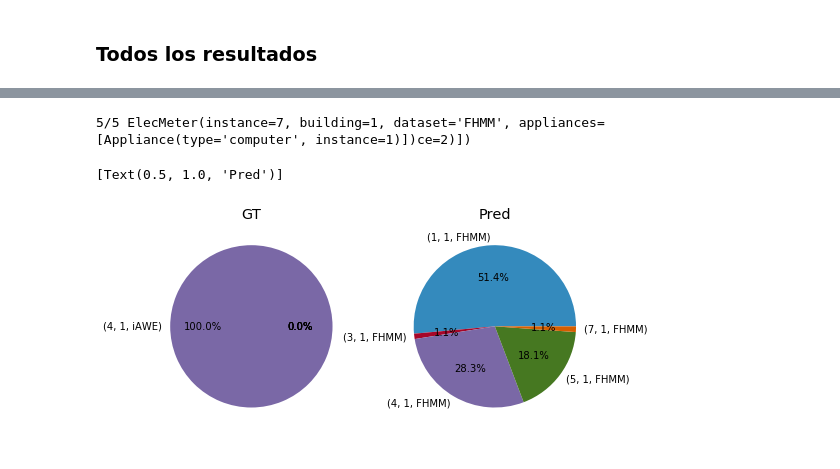
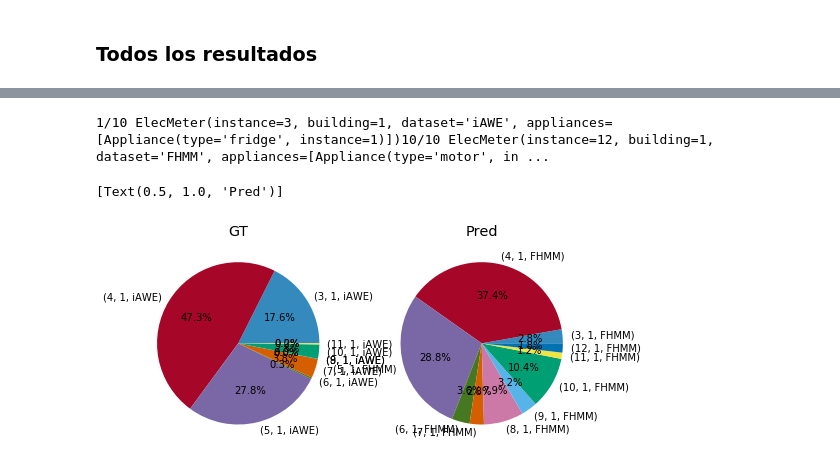
Before and after one commit to crn565/NILMTK_ozm_vs_iawe, a Jupyter notebook: 7.- DESAGREGACION.ipynb, the cells around one changed output, grey strips where cells are left out. Drawn from its saved outputs; the diff is of its cells as text; code cells hidden in the pictures.

```diff
--- a/7.- DESAGREGACION.ipynb
+++ b/7.- DESAGREGACION.ipynb
@@ -23,13 +23,17 @@ colors=['tab:blue','tab:orange','tab:green','tab:olive','tab:purple','tab:cyan',
 ## Set de Pruebas
 # %%
 test =DataSet('iawe.h5')
-test.set_window(start="2013-09-17 05:30:00", end="2013-09-18 08:40:00")
+
+test.set_window(start="2013-08-01 05:30:00", end="2013-09-18 05:30:00")
+
+
+#test.set_window(start="2013-09-17 05:30:00", end="2013-09-18 08:40:00")
 
 
 
-test_elec1 = test.buildings[1].elec
+test_elec = test.buildings[1].elec
 
-test_elec = test_elec1.select(instance=[1,2,3,4,5,6,7,8,9,10,11,12])
+#test_elec = test_elec.select(instance=[2,3,4,5,6,7,8,9,10,11,12])
 
 
 
@@ -253,13 +217,13 @@ plt.savefig('./data/images/6.2_Plot_results_1.1.svg', bbox_inches='tight', trans
 # %%
 rcParams['figure.figsize'] = (8, 5)
 fig, (ax1, ax2) = plt.subplots(1, 2)
-test_elec.select(instance=[1,3,4,5,7]).fraction_per_meter().plot(ax=ax1, autopct=lambda p:'{:.1f}%'.format(p), kind='pie')
-results_elec.select(instance=[1,3,4,5,7]).fraction_per_meter().plot(ax=ax2, autopct=lambda p:'{:.1f}%'.format(p), kind='pie')
+test_elec.select(instance=[3,4,5,6,7,8,9,10,11,12]).fraction_per_meter().plot(ax=ax1, autopct=lambda p:'{:.1f}%'.format(p), kind='pie')
+results_elec.select(instance=[3,4,5,6,7,8,9,10,11,12]).fraction_per_meter().plot(ax=ax2, autopct=lambda p:'{:.1f}%'.format(p), kind='pie')
 ax1.set(ylabel="")
 ax1.set(title='GT')
 ax2.set(ylabel="")
 ax2.set(title='Pred')
 # %% [output]
-5/5 ElecMeter(instance=7, building=1, dataset='FHMM', appliances=[Appliance(type='computer', instance=1)])ce=2)])
+1/10 ElecMeter(instance=3, building=1, dataset='iAWE', appliances=[Appliance(type='fridge', instance=1)])10/10 ElecMeter(instance=12, building=1, dataset='FHMM', appliances=[Appliance(type='motor', in ...
 [Text(0.5, 1.0, 'Pred')]
-[figure, old version]
+[figure, new version]
```
Also changed, not shown: parts of 14 cells of this notebook.
